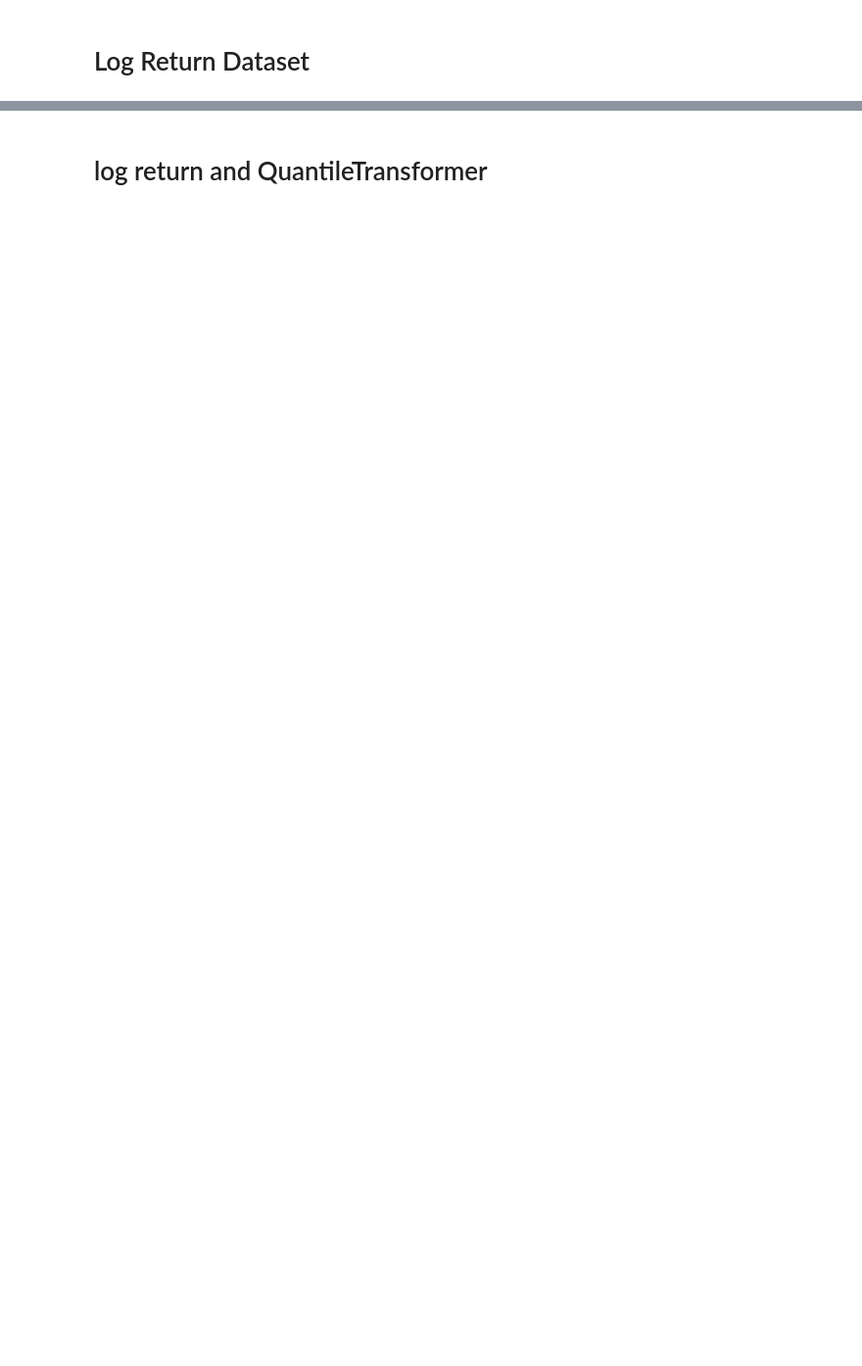
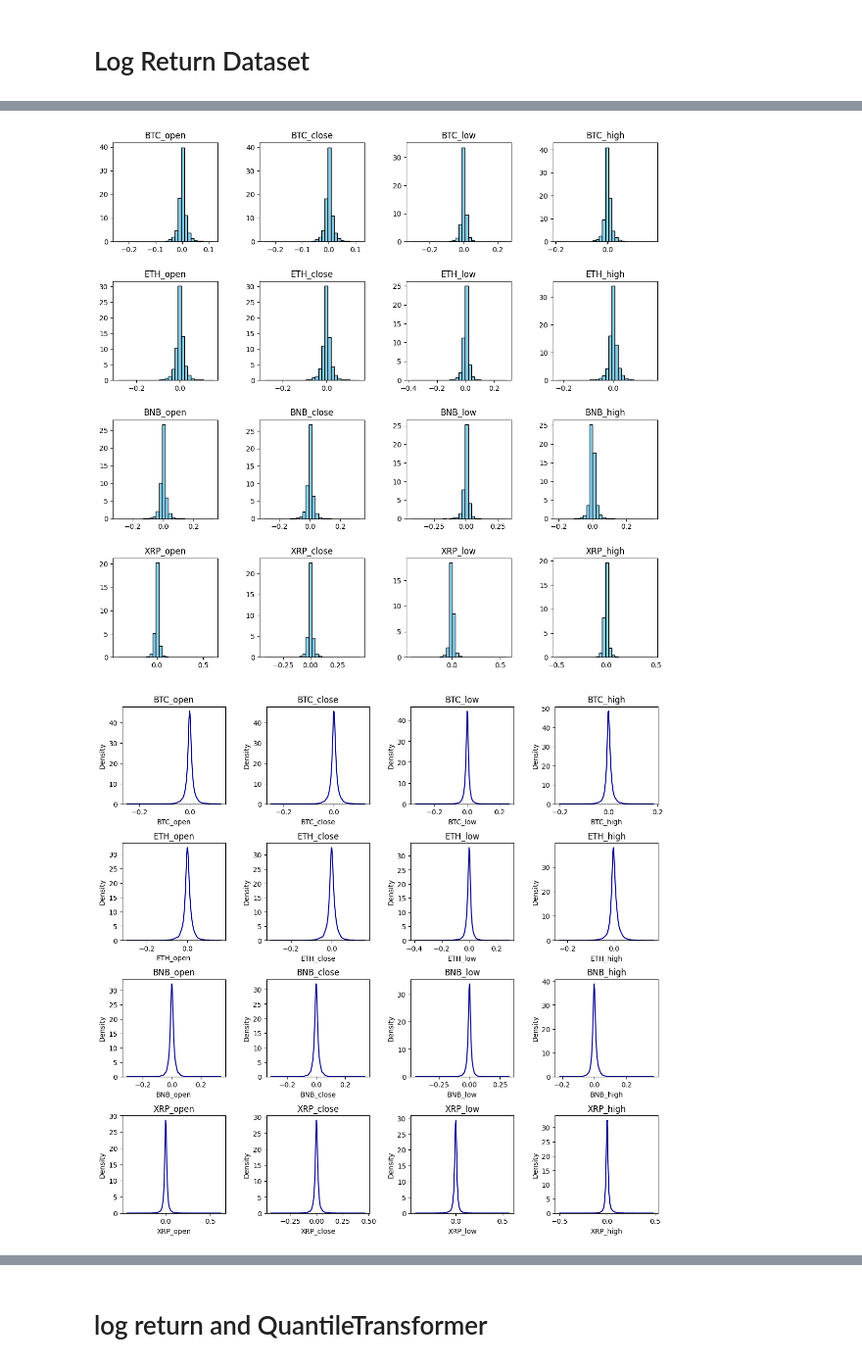
Before and after one commit to mericdemirors/CrossCurrencyPrediction, a Jupyter notebook: 04_data_cleaning.ipynb, the cells around one changed output, grey strips where cells are left out. Shown at 98% size. Saved outputs shown, nothing was run; the diff lists cells and outputs as text; code cells hidden in the pictures; blank space fills up the shorter version.

Commit message:
added codes for daily log return dataset

```diff
--- a/04_data_cleaning.ipynb
+++ b/04_data_cleaning.ipynb
@@ -161,3 +256,9 @@ plt.show()
+# %%
+plot_distribution(log_returns)
+plot_line_distribution(log_returns)
+# %% [output]
+[figure, added]
+[figure, added]
 # %%
 plt.plot(log_returns.describe().iloc[1:])
 log_returns.describe()
```
Also changed, not shown: parts of 44 cells of this notebook, 1 other file.
